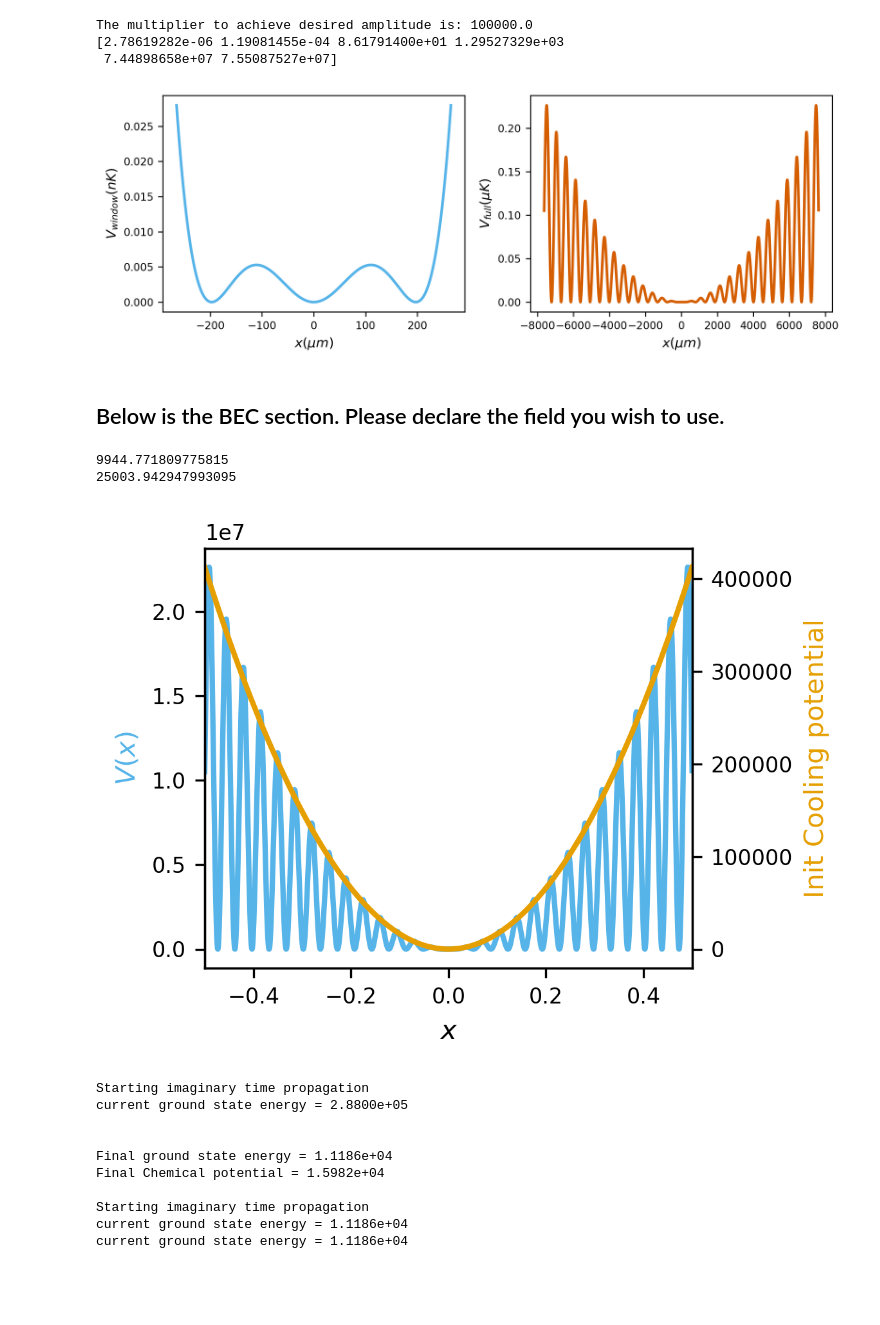
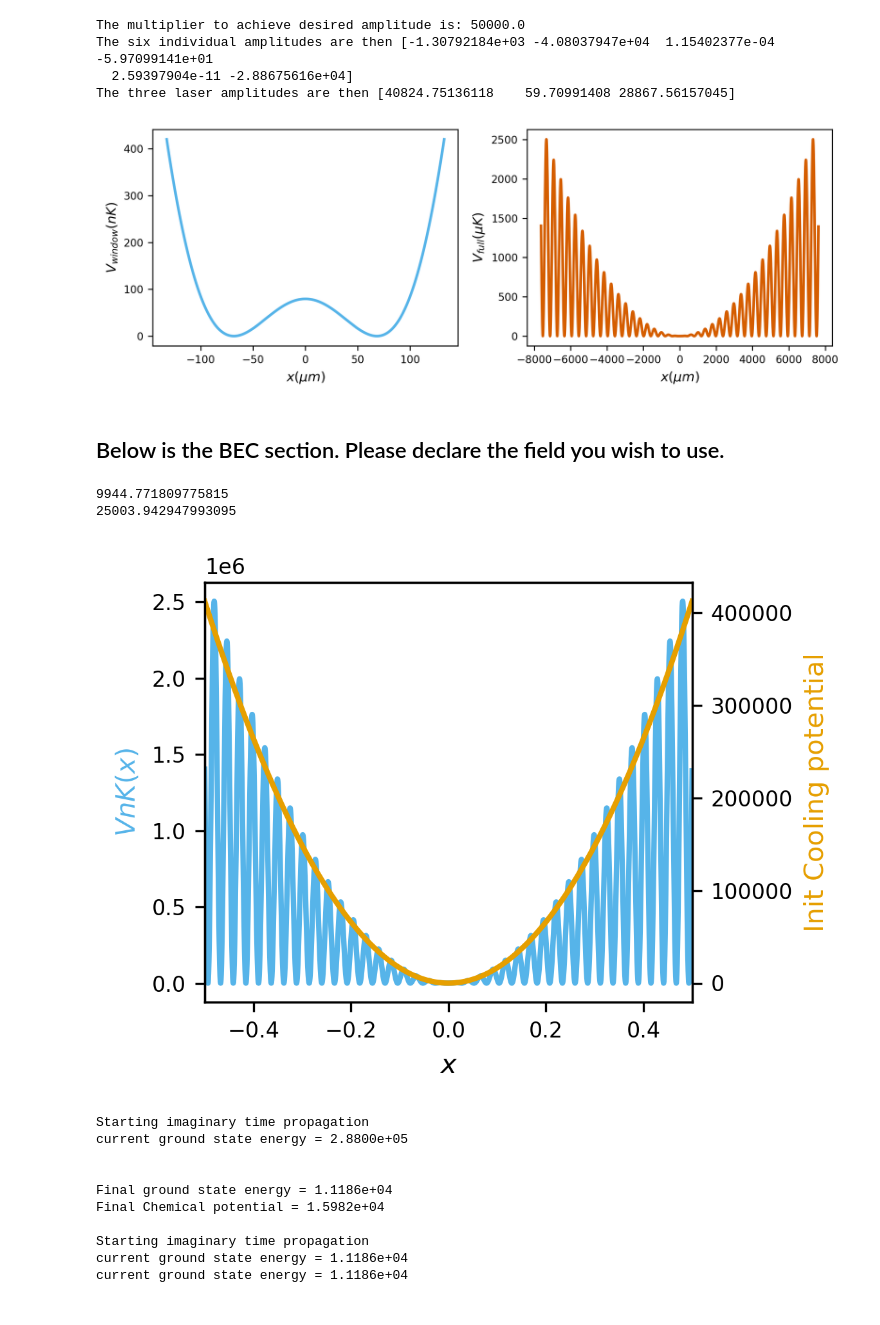
Before and after one commit to dustindberg/GPE, a Jupyter notebook: BEC_TrappingwSpatialSuperoscilations.ipynb, the cells around one changed output. Cells and saved outputs as stored; diff of their text form; code cells hidden in the pictures.

```diff
--- a/BEC_TrappingwSpatialSuperoscilations.ipynb
+++ b/BEC_TrappingwSpatialSuperoscilations.ipynb
@@ -598,11 +601,11 @@ ax2.plot(zoom_out_x, np.abs(Phi(zoom_out_x, k_max, amplitude=ampl)) ** 2, label=
 #ax1.tick_params('y', labelcolor=c1)
 ax1.set_ylim(0, 1.25 * max(np.abs(lo_fields_zoom) ** 2))
 ax2.tick_params('y', labelcolor=c4)
-ax2.set_ylim(0, 1.5)
+ax2.set_ylim(0, 1.25 * ampl ** 2)
 ax1.legend(loc='upper center')
 ax1.set_xlabel('$x$ (arb.u)')
 ax1.set_ylabel('$V_{\\rm control}$ (arb.u)')
-ax2.set_ylabel('Shortest $\lambda$ component $V$', color=c4)
+ax2.set_ylabel('Shortest $\lambda$ $V$ (arb.u)', color=c4)
 ax1.set_xlim(-x_lim, x_lim)
 
 ax1.set_zorder(3)
@@ -613,5 +616,28 @@ plt.savefig(f'{file_path}/{file_name}_Results_combinedZoomed.pdf')
 #plt.savefig('./Plots/Presentation/Results_linearZoomed.pdf')
 plt.show()
 
+fig=plt.figure()
+ax1=fig.add_subplot(111)
+ax1.plot(zoom_out_x, np.abs(lo_fields_zoom) ** 2, label='Linear Regression', color=c2)
+
+ax2=ax1.twinx()
+ax2.plot(zoom_out_x, np.abs(best_fit_zoom) ** 2, label='Simple Fitting', color=c1)
+
+#ax1.tick_params('y', labelcolor=c1)
+ax1.set_ylim(0, 1.25 * max(np.abs(lo_fields_zoom) ** 2))
+ax1.tick_params('y', labelcolor=c2)
+ax2.tick_params('y', labelcolor=c1)
+ax2.set_ylim(0, 1.25 * max(np.abs(best_fit_zoom) ** 2))
+ax1.set_xlabel('$x$ (arb.u)')
+ax1.set_ylabel('Linear Regression $V_{\\rm control}$ (arb.u)', color=c2)
+ax2.set_ylabel('Somple Fitting $\lambda$ $V$ (arb.u)', color=c1)
+ax1.set_xlim(-x_lim, x_lim)
+
+ax1.set_zorder(3)
+ax1.patch.set_visible(False)
+plt.savefig(f'{file_path}/{file_name}_Results_combinedZoomed_onlyFits.pdf')
+
+plt.tight_layout()
+
 plt.show()
 # %% [output]
@@ -650,7 +681,8 @@ for _ in range(0, n*2):
     ax1.set_ylabel('$V$ (arb. u.)', color=color1)
     ax1.plot(x, np.abs(eig_fields[_]) ** 2, color=color1)
     ax1.tick_params(axis='y', labelcolor=color1)
-    ax1.set
+    ax1.set_xticks([-0.008, 0, 0.008])
+    ax1.set_xlim(x[0], x[-1])
 
     ax1.set_xlabel('$x {\\rm (arb. u.)}$')
 
@@ -765,40 +797,43 @@ ok=utlt.standardize_plots(plt.rcParams)
 # %%
 #########################################################################
 #
 # After visually assessing optimal field, declare it here
 #
 #########################################################################
 
-best_plot = 2
+best_plot = 3
 eig_winner = eig_fields[best_plot]
 winner_zoom = eig_fields_zoomout[best_plot]
-
+winner_amps = vecs[best_plot]
+winner_combined_amps = np.array([np.sqrt(vecs[best_plot][_] ** 2 +vecs[best_plot][_+1] ** 2) for _ in np.arange(0, len(eig_vector), 2)])
 # visual assesment modifier
-vam = 1e5
+vam = 5e4
 print(f'The multiplier to achieve desired amplitude is: {vam}')
-print(vals * vam)
+print(f'The six individual amplitudes are then {winner_amps * vam}')
+print(f'The three laser amplitudes are then {vam * winner_combined_amps}')
 
 fig=plt.figure(figsize=(8,3))
 ax1=fig.add_subplot(121)
-ax1.plot(gpe.convert_x(x, -9), gpe.convert_energy(vam * eig_winner ** 2, -9), color=ok['blue'])
+ax1.plot(gpe.convert_x(x, -9), gpe.convert_energy((vam * eig_winner) ** 2, -9), color=ok['blue'])
 ax1.set_xlabel('$x (μm)$')
 ax1.set_ylabel('$V_{window} (nK)$')
 
 ax2 = fig.add_subplot(122)
-ax2.plot(gpe.convert_x(zoom_out_x, -9), gpe.convert_energy(vam * winner_zoom ** 2, -6), color=ok['red'])
+ax2.plot(gpe.convert_x(zoom_out_x, -9), gpe.convert_energy((vam * winner_zoom) ** 2, -6), color=ok['red'])
 ax2.set_xlabel('$x (μm)$')
 ax2.set_ylabel('$V_{full} (μK)$')
 plt.tight_layout()
 plt.savefig(f'{file_path}/{file_name}_EigenvectorSolution_Scaled.pdf')
 plt.show()
 
 adjusted_eig_winner = vam * eig_winner
 adjusted_eig_zoom = vam * winner_zoom
 # %% [output]
-The multiplier to achieve desired amplitude is: 100000.0
-[2.78619282e-06 1.19081455e-04 8.61791400e+01 1.29527329e+03
- 7.44898658e+07 7.55087527e+07]
+The multiplier to achieve desired amplitude is: 50000.0
+The six individual amplitudes are then [-1.30792184e+03 -4.08037947e+04  1.15402377e-04 -5.97099141e+01
+  2.59397904e-11 -2.88675616e+04]
+The three laser amplitudes are then [40824.75136118    59.70991408 28867.56157045]
-[figure, old version]
+[figure, new version]
 # %%
 def get_local_freq(field, time):
     phase = np.unwrap(np.angle(hilbert(field)))
@@ -905,7 +940,7 @@ if pre_cooling:
     ax2.plot(z, gpe.convert_energy(first_pass_cooling(z), -9), label='Initial Cooling Potential', color=c2)
     ax2.set_ylabel('Init Cooling potential', color=c2)
 
-ax1.set_ylabel('$V(x)$', color=c1)
+ax1.set_ylabel('$V nK(x)$', color=c1)
 #plt.ticklabel_format(style='sci', axis='y', scilimits=(-1e-4, 1e-4))
 plt.tight_layout()
 plt.savefig(f'{file_path}/{file_name}_CoolingPotential_{test_field_tag}.pdf')
@@ -913,7 +948,7 @@ plt.show()
 # %% [output]
 9944.771809775815
 25003.942947993095
-[figure, old version]
+[figure, new version]
 # %%
 if pre_cooling:
     init_state, E, mu = imag_time_gpe1D(
```
Also changed, not shown: parts of 26 cells of this notebook.
